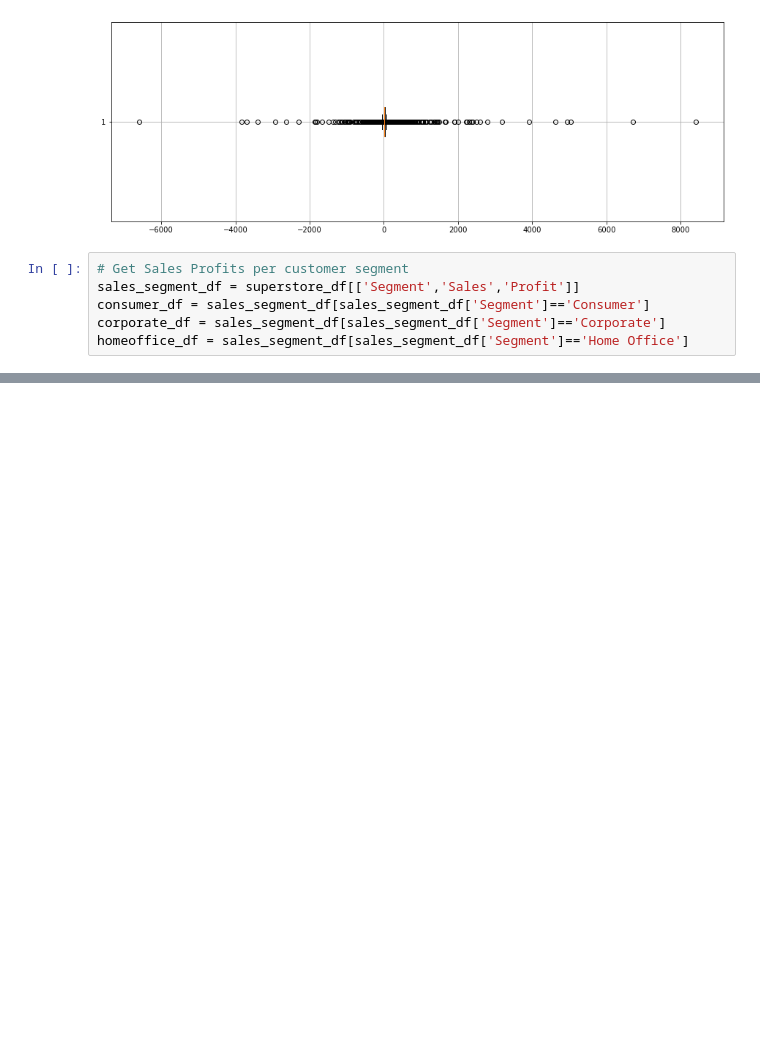
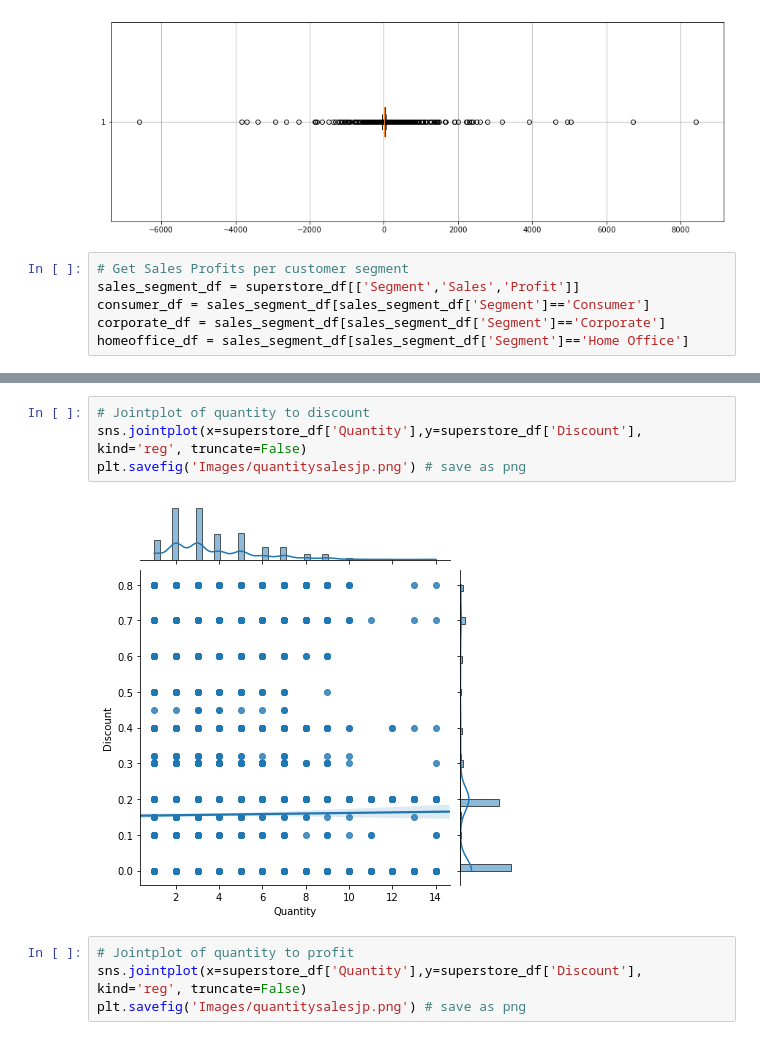
Before and after one commit to carrotdip/SuperStore, a Jupyter notebook: SuperStore_Analysis.ipynb, the cells around one changed output, grey strips where cells are left out. Drawn from its saved outputs; the diff is of its cells as text; blank space fills up the shorter version.

```diff
--- a/SuperStore_Analysis.ipynb
+++ b/SuperStore_Analysis.ipynb
@@ -224,0 +248,10 @@ g = sns.heatmap(superstore_df[['Sales','Quantity','Discount','Profit']].corr(met
+# %%
+# Jointplot of quantity to discount
+sns.jointplot(x=superstore_df['Quantity'],y=superstore_df['Discount'], kind='reg', truncate=False)
+plt.savefig('Images/quantitysalesjp.png') # save as png
+# %% [output]
+[figure, added]
+# %%
+# Jointplot of quantity to profit
+sns.jointplot(x=superstore_df['Quantity'],y=superstore_df['Discount'], kind='reg', truncate=False)
+plt.savefig('Images/quantitysalesjp.png') # save as png
```
Also changed, not shown: parts of 12 cells of this notebook, 14 other files.
